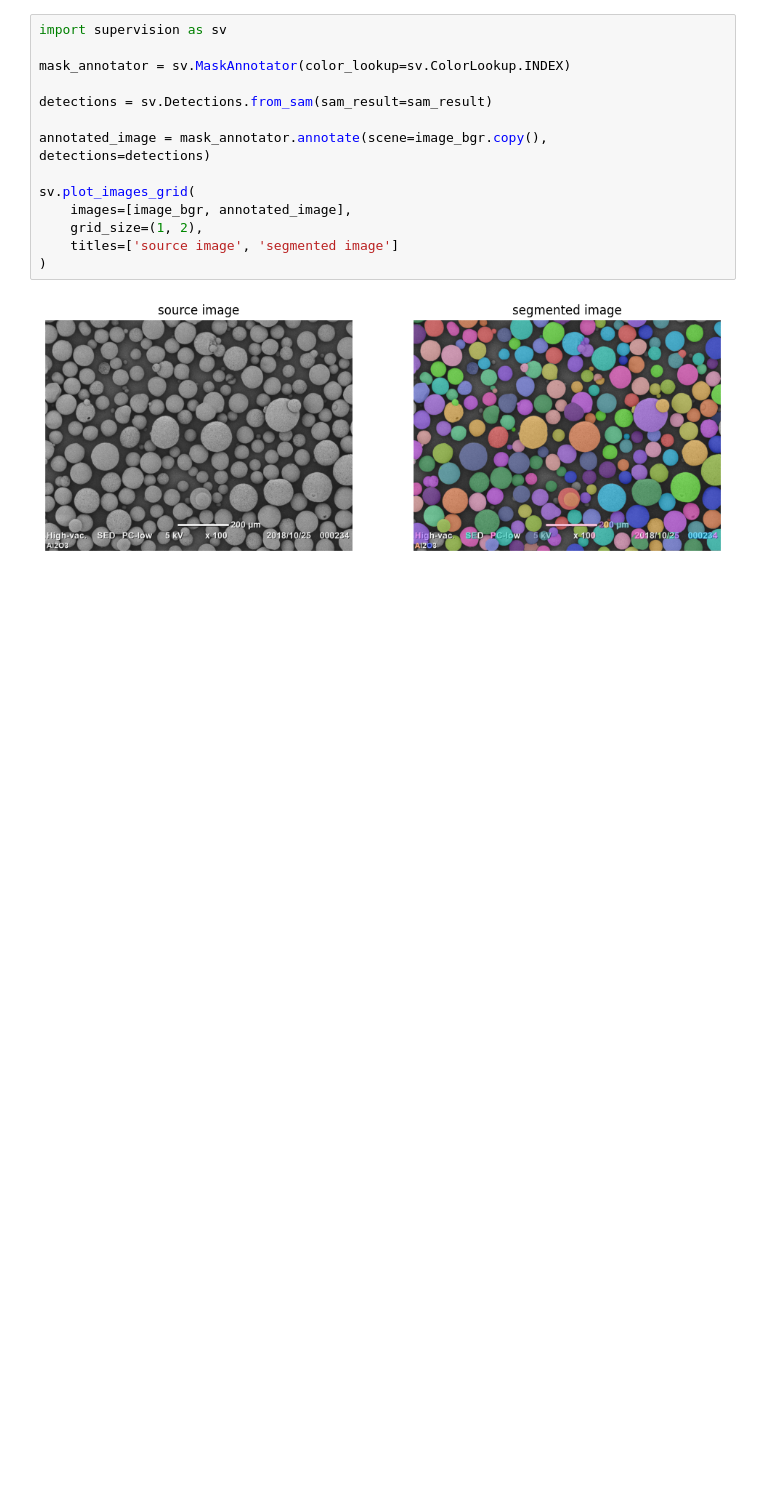
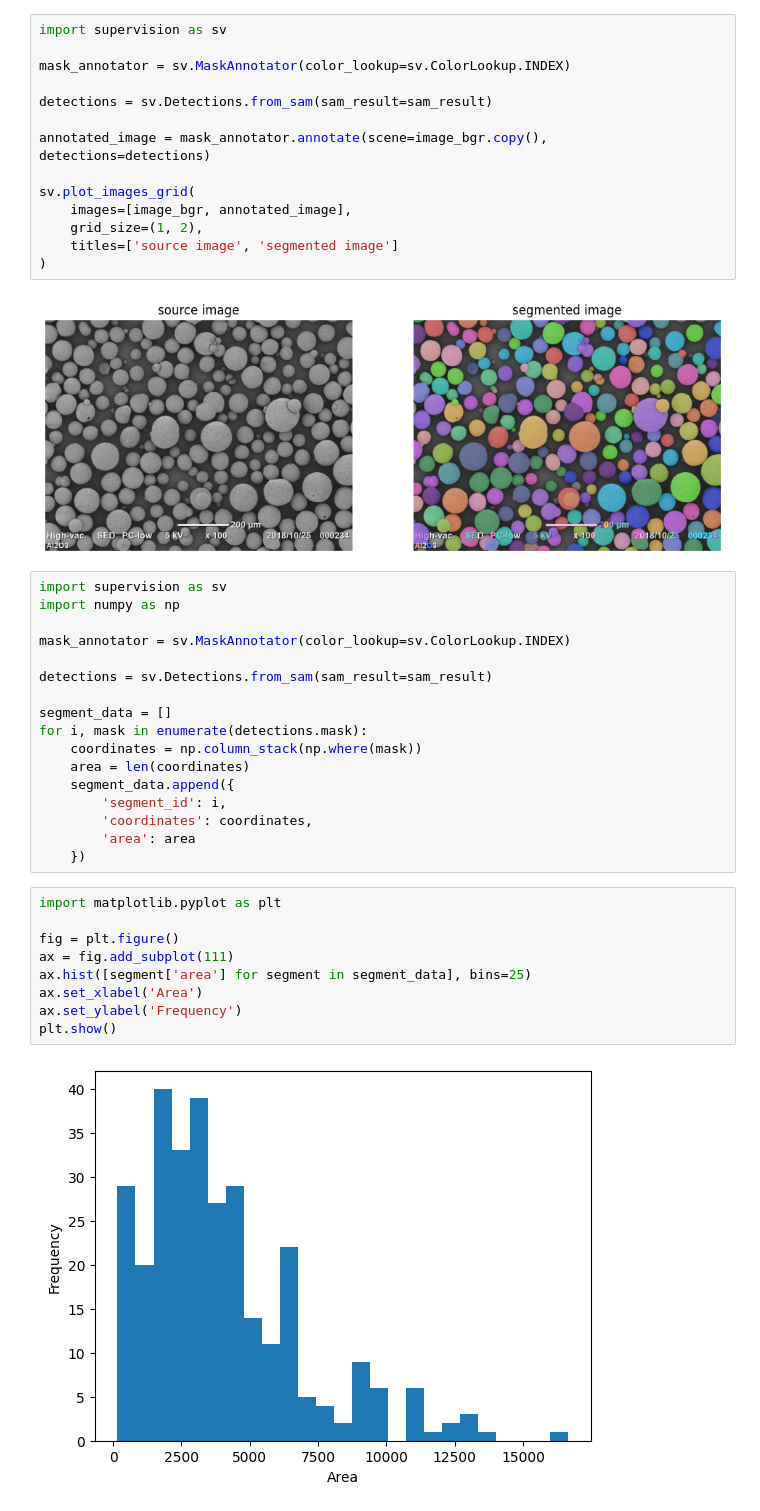
Before and after one commit to hodakamori/ml-tutorial, a Jupyter notebook: 026_segment_anything/segment_anything_sem.ipynb, the cells around one changed output. Cells and saved outputs as stored; diff of their text form; blank space fills up the shorter version.

```diff
--- a/026_segment_anything/segment_anything_sem.ipynb
+++ b/026_segment_anything/segment_anything_sem.ipynb
@@ -62,3 +60,31 @@ sv.plot_images_grid(
 )
 # %% [output]
 [figure]
+# %%
+import supervision as sv
+import numpy as np
+
+mask_annotator = sv.MaskAnnotator(color_lookup=sv.ColorLookup.INDEX)
+
+detections = sv.Detections.from_sam(sam_result=sam_result)
+
+segment_data = []
+for i, mask in enumerate(detections.mask):
+    coordinates = np.column_stack(np.where(mask))
+    area = len(coordinates)
+    segment_data.append({
+        'segment_id': i,
+        'coordinates': coordinates,
+        'area': area
+    })
+# %%
+import matplotlib.pyplot as plt
+
+fig = plt.figure()
+ax = fig.add_subplot(111)
+ax.hist([segment['area'] for segment in segment_data], bins=25)
+ax.set_xlabel('Area')
+ax.set_ylabel('Frequency')
+plt.show()
+# %% [output]
+[figure, added]
```
Also changed, not shown: parts of 11 cells of this notebook.
